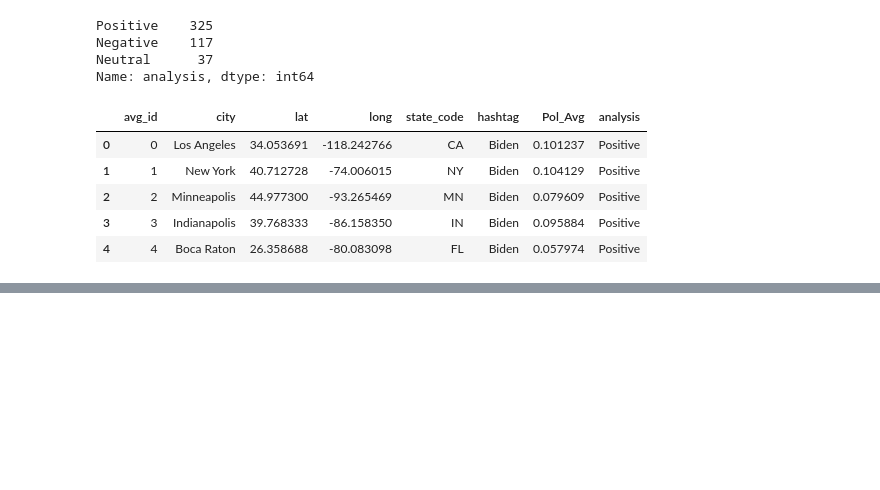
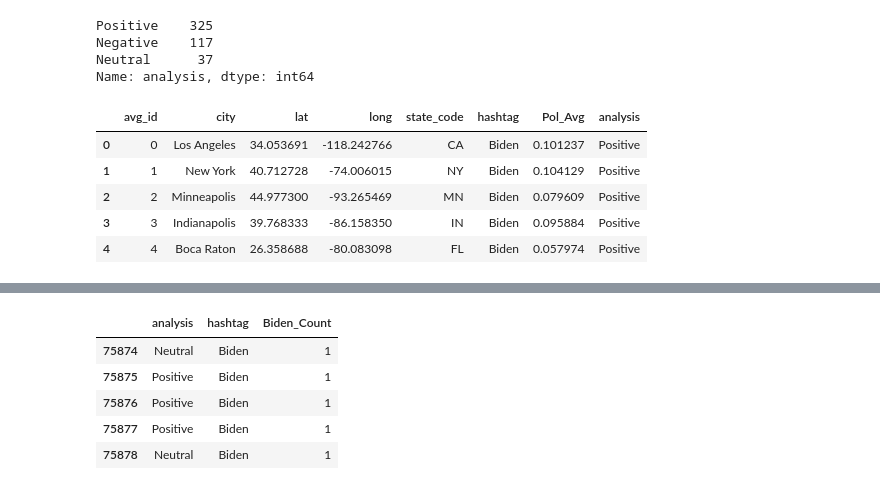
Before and after one commit to olivedisaster/Project-2, a Jupyter notebook: write_data_rs.ipynb, the cells around one changed output, grey strips where cells are left out. Saved outputs shown, nothing was run; the diff lists cells and outputs as text; code cells hidden in the pictures; blank space fills up the shorter version.

```diff
--- a/write_data_rs.ipynb
+++ b/write_data_rs.ipynb
@@ -340,3 +349,15 @@ trump_count["count"]=1
+# %%
+biden_count = biden_count.rename(columns = {'count': 'Biden_Count'}, inplace = False)
+trump_count = trump_count.rename(columns = {'count': 'Trump_Count'}, inplace = False)
+# %%
+biden_count.head()
+# %% [output]
+|  | analysis | hashtag | Biden_Count |
+| 75874 | Neutral | Biden | 1 |
+| 75875 | Positive | Biden | 1 |
+| 75876 | Positive | Biden | 1 |
+| 75877 | Positive | Biden | 1 |
+| 75878 | Neutral | Biden | 1 |
 # %%
 biden_count = biden_count.groupby('analysis').count().reset_index()
 trump_count = trump_count.groupby('analysis').count().reset_index()
```
Also changed, not shown: parts of 15 cells of this notebook, 5 other files.
